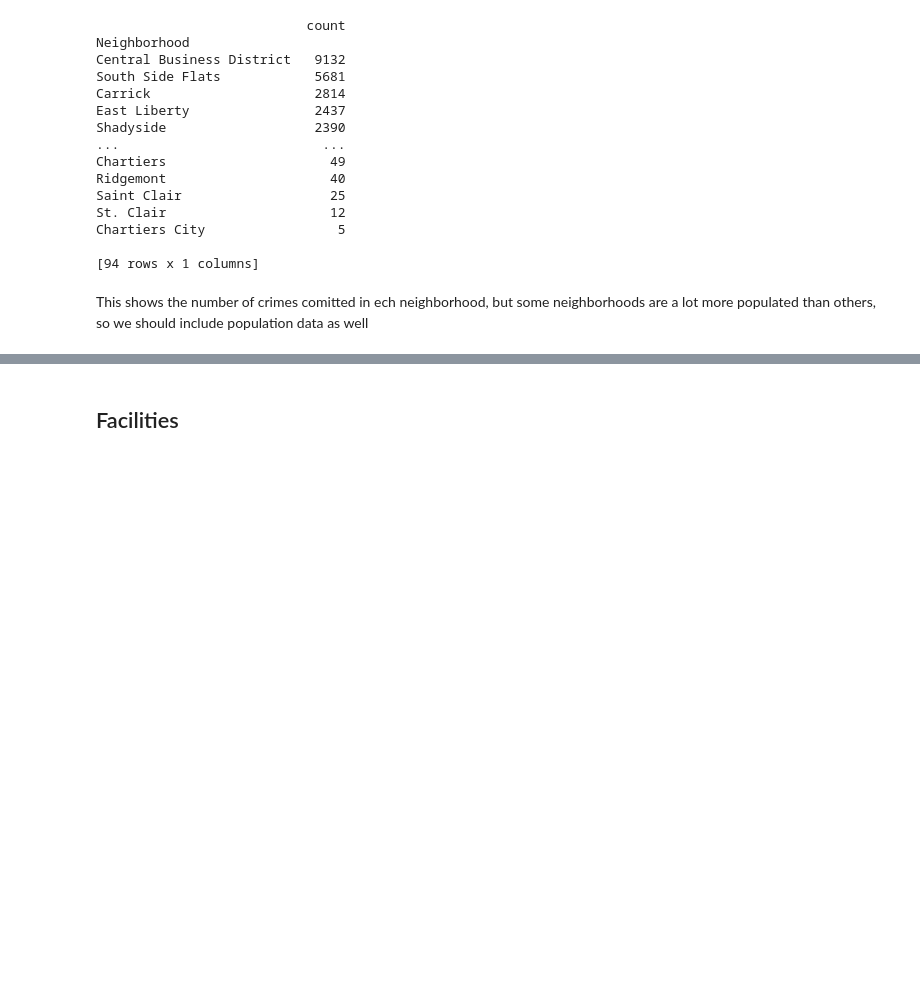
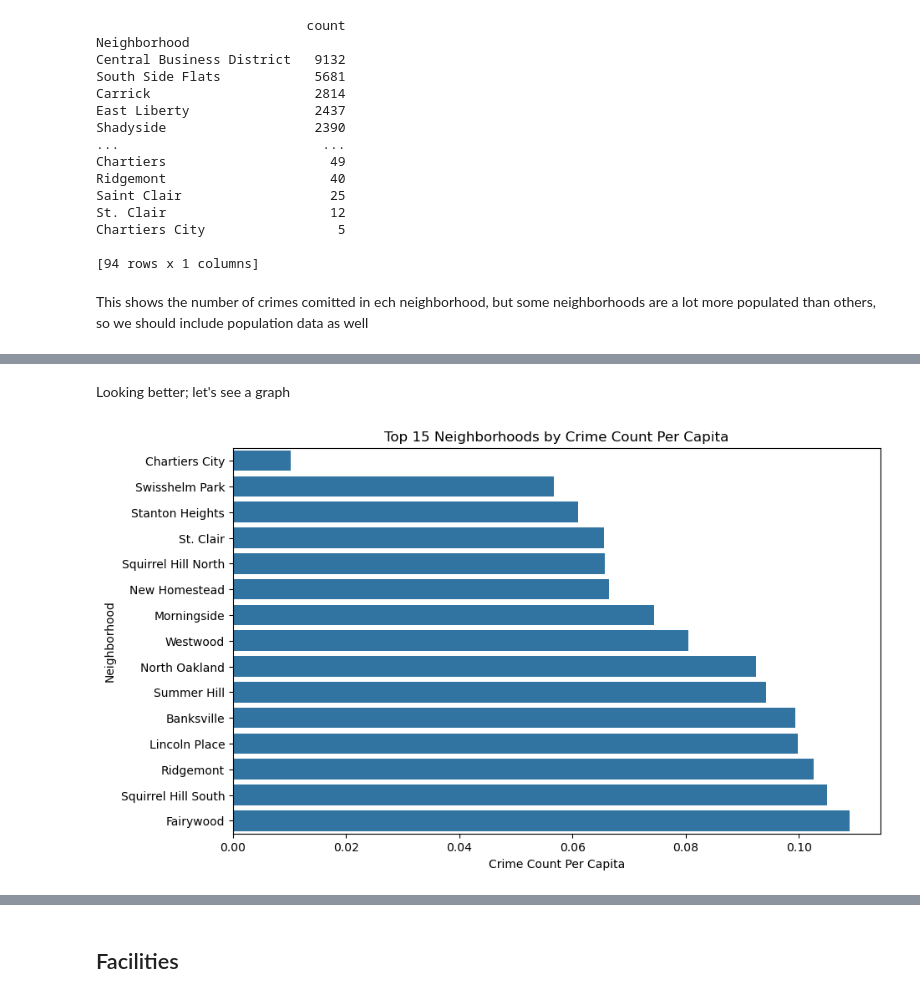
Before and after one commit to unexpval/finalproject, a Jupyter notebook: finalnotebook.ipynb, the cells around one changed output, grey strips where cells are left out. Drawn from its saved outputs; the diff is of its cells as text; code cells hidden in the pictures; blank space fills up the shorter version.

```diff
--- a/finalnotebook.ipynb
+++ b/finalnotebook.ipynb
@@ -45,3 +45,12 @@ Chartiers City                 5
 [94 rows x 1 columns]
 # %% [markdown]
 This shows the number of crimes comitted in ech neighborhood, but some neighborhoods are a lot more populated than others, so we should include population data as well
+# %%
+# get population data
+population = pd.read_csv("population.csv", index_col="Neighborhood",low_memory=False)
+df_population = population.iloc[:,0:12:11].drop("_id", axis=1)
+
+# merge crime and population frames
+df_crimepopulation = df_population.merge(df_crimes, on="Neighborhood").sort_values(by = "count", ascending = False)
+df_crimepopulation["Per capita"] = df_crimepopulation["count"] / df_crimepopulation["2020_Total_Population"]
+df_crimepopulation.sort_values(by="Per capita").head(15)
@@ -47,0 +75,13 @@ This shows the number of crimes comitted in ech neighborhood, but some neighborh
+# %% [markdown]
+Looking better; let's see a graph
+# %%
+# Plot top 15 neighborhoods by crime count
+top15 = df_crimepopulation.nsmallest(15, 'Per capita')
+plt.figure(figsize=(10, 6))
+sns.barplot(data=top15, x='Per capita', y='Neighborhood')
+plt.title('Top 15 Neighborhoods by Crime Count Per Capita')
+plt.xlabel('Crime Count Per Capita')
+plt.ylabel('Neighborhood')
+plt.show()
+# %% [output]
+[figure, added]
```
Also changed, not shown: parts of 5 cells of this notebook.
